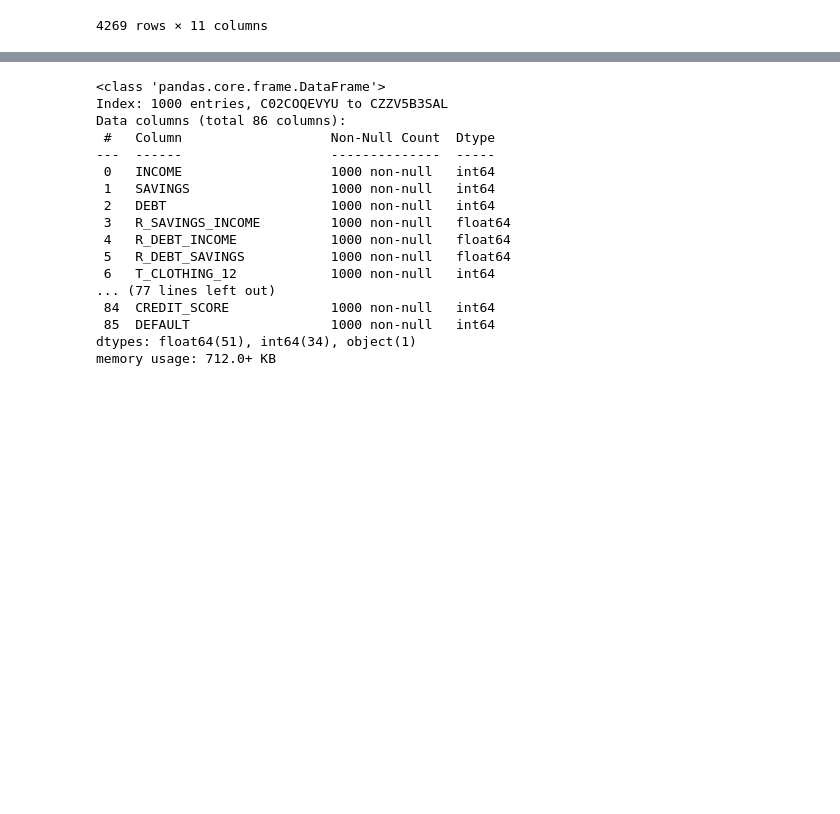
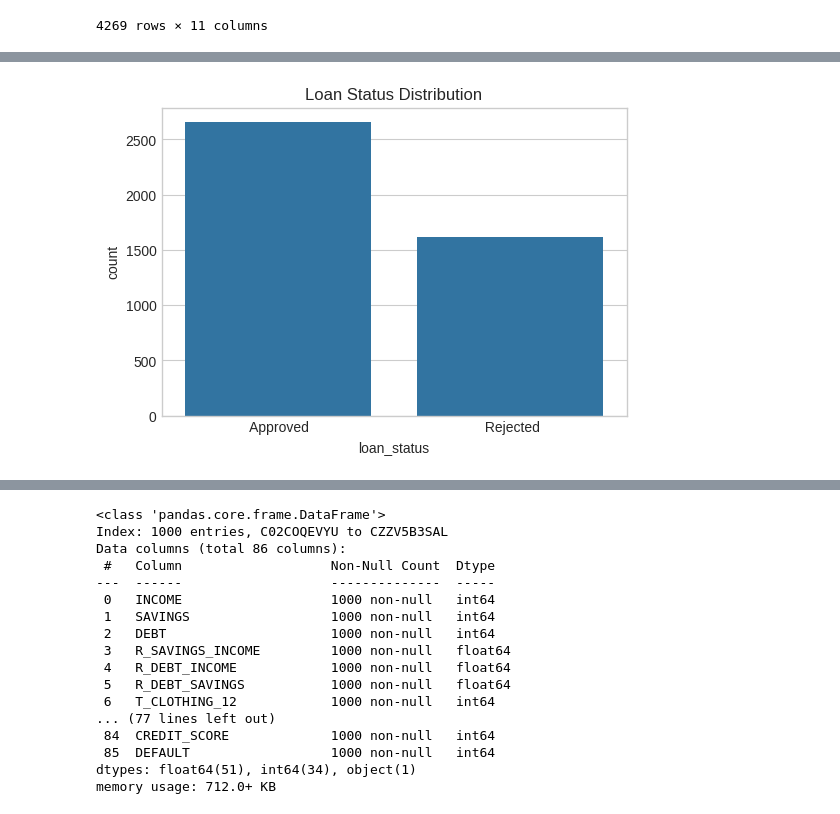
Before and after one commit to Rasesh30/p2_roku_upenn, a Jupyter notebook: p2_roku_credit_score.ipynb, the cells around one changed output, grey strips where cells are left out. Cells and saved outputs as stored; diff of their text form; code cells hidden in the pictures; blank space fills up the shorter version.

```diff
--- a/p2_roku_credit_score.ipynb
+++ b/p2_roku_credit_score.ipynb
@@ -82,3 +82,9 @@ df
 | 4268 | 1 | Not Graduate | No | 4100000 | 12800000 | 8 | 780 | ... |
 | 4269 | 1 | Graduate | No | 9200000 | 29700000 | 10 | 607 | ... |
 4269 rows × 12 columns
+# %%
+orig_df = df.copy()
+orig_df = orig_df.rename(columns={" no_of_dependents":"no_of_dependents", " education":"education", " self_employed":"self_employed", " income_annum":"income_annum", " loan_amount":"loan_amount", " loan_term":"loan_term"
+, " cibil_score":"cibil_score", " residential_assets_value":"residential_assets_value", " commercial_assets_value":"commercial_assets_value", " luxury_assets_value":"luxury_assets_value", " bank_asset_value":"bank_asset_value"
+, " loan_status":"loan_status"})
+orig_df.head()
@@ -332,0 +490,7 @@ results_df
+# %%
+plt.figure(figsize=(6, 4))
+sns.countplot(x='loan_status', data=orig_df)
+plt.title('Loan Status Distribution')
+plt.show()
+# %% [output]
+[figure, added]
```
Also changed, not shown: parts of 41 cells of this notebook.
